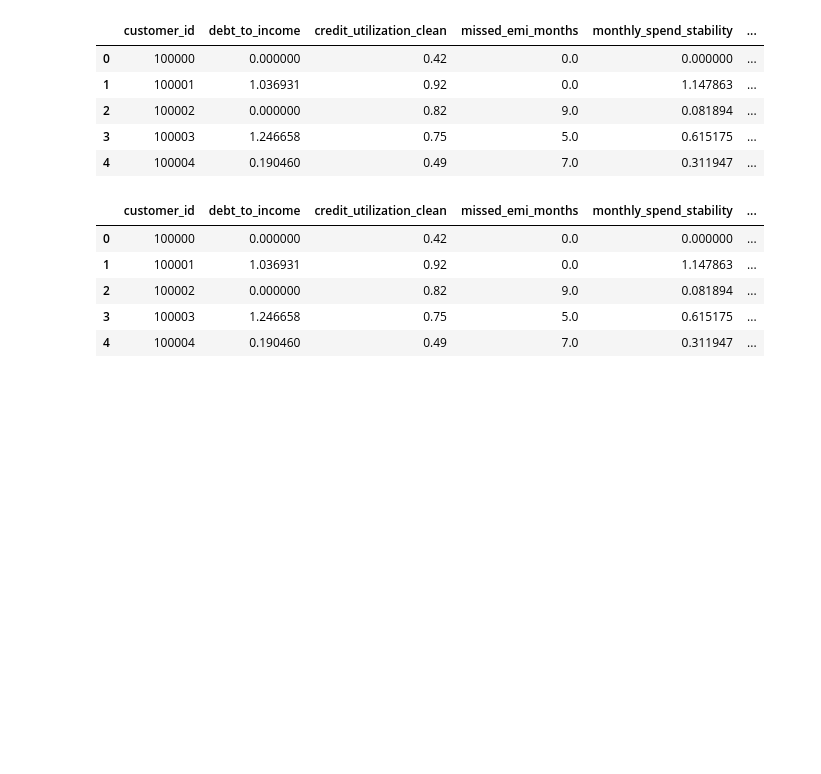
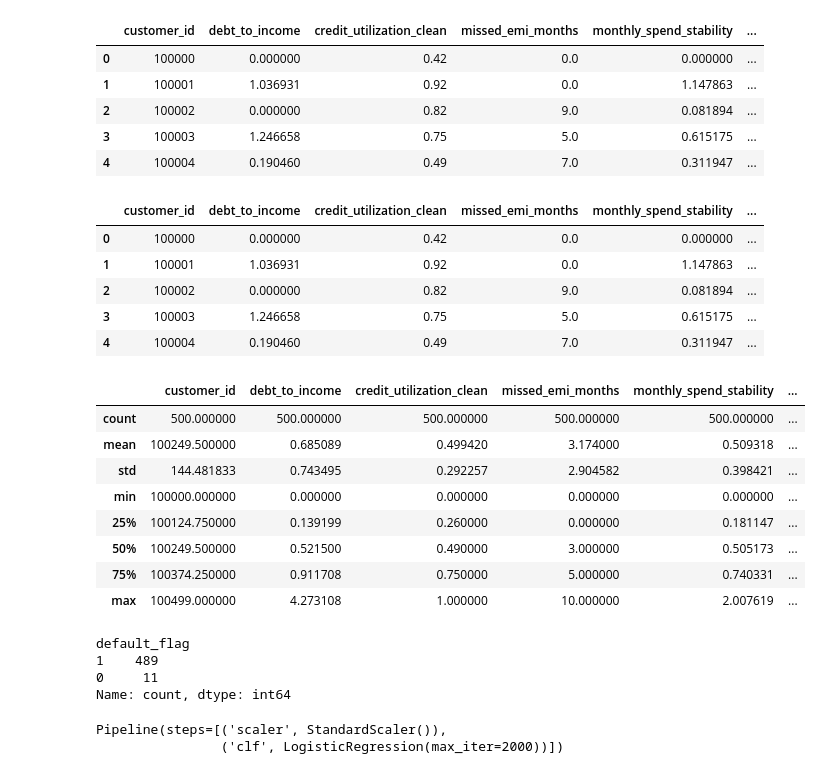
Before and after one commit to BabuRao132/Entropy-in-Chaos, a Jupyter notebook: notebooks/Data_Quality_Validation_and_feature_engineering.ipynb, the cells around one changed output. Drawn from its saved outputs; the diff is of its cells as text; code cells hidden in the pictures; blank space fills up the shorter version.

```diff
--- a/notebooks/Data_Quality_Validation_and_feature_engineering.ipynb
+++ b/notebooks/Data_Quality_Validation_and_feature_engineering.ipynb
@@ -1479,5 +1479,5 @@ financial_features.head()
 # %%
 import pandas as pd
 
-financial_features = pd.read_csv("C:/Users/babur/Downloads/Entropy in Chaos/data/final_feature_table.csv")
+final_features = pd.read_csv("C:/Users/babur/Downloads/Entropy in Chaos/data/final_feature_table.csv")
 # %%
@@ -1489,3 +1489,15 @@ financial_features.head()
 | 2 | 100002 | 0.000000 | 0.82 | 9.0 | 0.081894 | ... |
 | 3 | 100003 | 1.246658 | 0.75 | 5.0 | 0.615175 | ... |
 | 4 | 100004 | 0.190460 | 0.49 | 7.0 | 0.311947 | ... |
+# %%
+financial_features.describe()
+# %% [output]
+|  | customer_id | debt_to_income | credit_utilization_clean | missed_emi_months | monthly_spend_stability | ... |
+| count | 500.000000 | 500.000000 | 500.000000 | 500.000000 | 500.000000 | ... |
+| mean | 100249.500000 | 0.685089 | 0.499420 | 3.174000 | 0.509318 | ... |
+| std | 144.481833 | 0.743495 | 0.292257 | 2.904582 | 0.398421 | ... |
+| min | 100000.000000 | 0.000000 | 0.000000 | 0.000000 | 0.000000 | ... |
+| 25% | 100124.750000 | 0.139199 | 0.260000 | 0.000000 | 0.181147 | ... |
+| 50% | 100249.500000 | 0.521500 | 0.490000 | 3.000000 | 0.505173 | ... |
+| 75% | 100374.250000 | 0.911708 | 0.750000 | 5.000000 | 0.740331 | ... |
+| max | 100499.000000 | 4.273108 | 1.000000 | 10.000000 | 2.007619 | ... |
@@ -1491,0 +1512,48 @@ financial_features.head()
+# %%
+import numpy as np
+import pandas as pd
+
+df = final_features.copy()
+
+# Risk score (rule based)
+risk_score = (
+    0.30 * df["debt_to_income"] +
+    0.25 * df["credit_utilization_clean"] +
+    0.20 * df["missed_emi_months"] +
+    0.25 * df["rolling_6m_delinquency"] +
+    0.20 * df["balance_volatility"] +
+    0.30 * df["num_past_defaults"] +
+    0.15 * df["enquiry_rate"] +
+    0.10 * df["monthly_spend_stability"]
+)
+
+# Convert to probability
+df["default_probability"] = 1 / (1 + np.exp(-risk_score))
+
+# Create target
+df["default_flag"] = (df["default_probability"] > 0.65).astype(int)
+
+df["default_flag"].value_counts()
+# %% [output]
+default_flag
+1    489
+0     11
+Name: count, dtype: int64
+# %%
+from sklearn.pipeline import Pipeline
+from sklearn.linear_model import LogisticRegression
+from sklearn.model_selection import train_test_split
+
+y = df["default_flag"]  # if you have your target
+
+X_train, X_test, y_train, y_test = train_test_split(X, y, test_size=0.2, random_state=42)
+
+model = Pipeline([
+    ("scaler", StandardScaler()),
+    ("clf", LogisticRegression(max_iter=2000))
+])
+
+model.fit(X_train, y_train)
+# %% [output]
+Pipeline(steps=[('scaler', StandardScaler()),
+                ('clf', LogisticRegression(max_iter=2000))])
```
Also changed, not shown: parts of 4 cells of this notebook.
